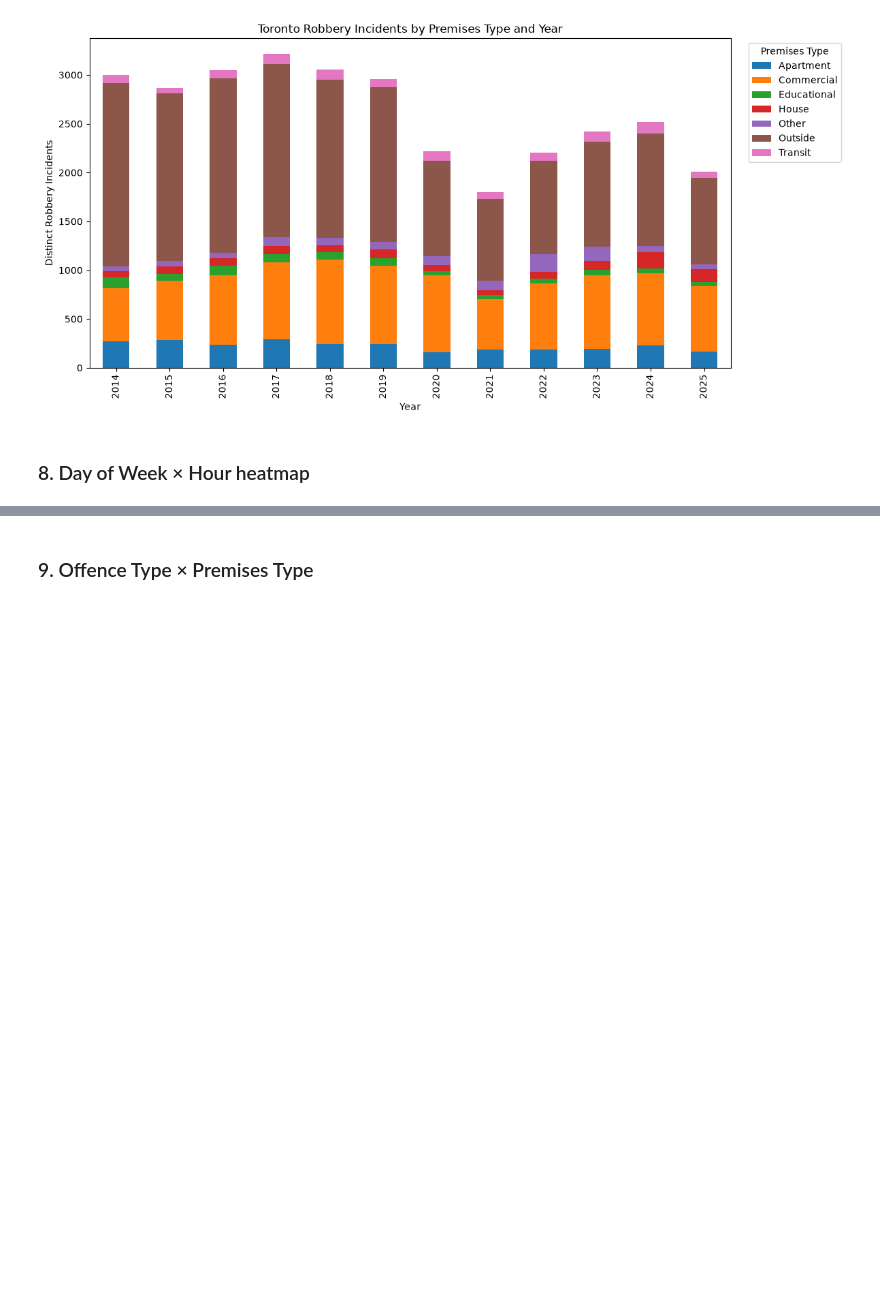
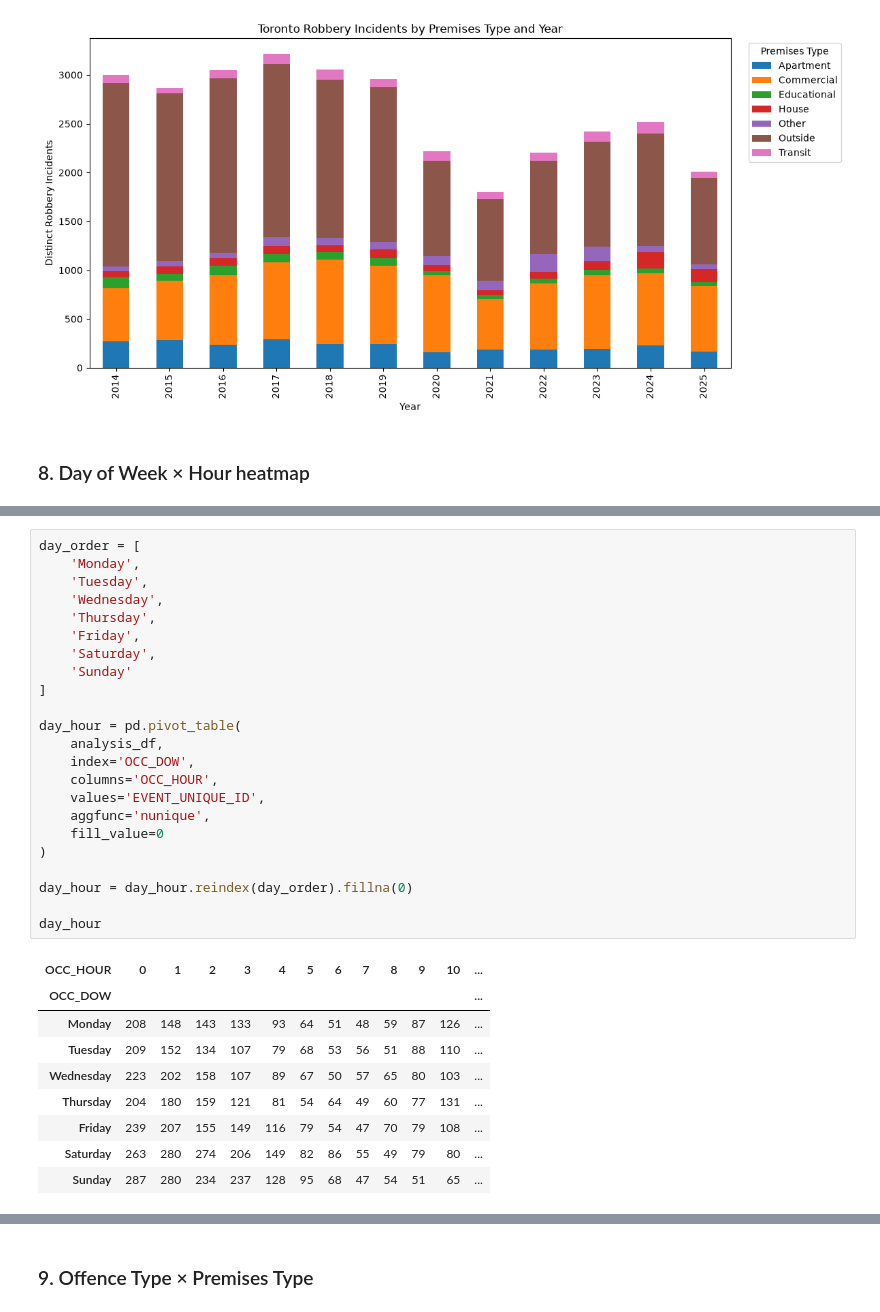
Before and after one commit to waz-abd/Toronto-Robbery-Analysis, a Jupyter notebook: main.ipynb, the cells around one changed output, grey strips where cells are left out. Cells and saved outputs as stored; diff of their text form; blank space fills up the shorter version.

```diff
--- a/main.ipynb
+++ b/main.ipynb
@@ -212,0 +220,33 @@ plt.show()
+# %%
+day_order = [
+    'Monday',
+    'Tuesday',
+    'Wednesday',
+    'Thursday',
+    'Friday',
+    'Saturday',
+    'Sunday'
+]
+
+day_hour = pd.pivot_table(
+    analysis_df,
+    index='OCC_DOW',
+    columns='OCC_HOUR',
+    values='EVENT_UNIQUE_ID',
+    aggfunc='nunique',
+    fill_value=0
+)
+
+day_hour = day_hour.reindex(day_order).fillna(0)
+
+day_hour
+# %% [output]
+| OCC_HOUR | 0 | 1 | 2 | 3 | 4 | 5 | 6 | 7 | 8 | 9 | 10 | ... |
+| OCC_DOW |  |  |  |  |  |  |  |  |  |  |  | ... |
+| Monday | 208 | 148 | 143 | 133 | 93 | 64 | 51 | 48 | 59 | 87 | 126 | ... |
+| Tuesday | 209 | 152 | 134 | 107 | 79 | 68 | 53 | 56 | 51 | 88 | 110 | ... |
+| Wednesday | 223 | 202 | 158 | 107 | 89 | 67 | 50 | 57 | 65 | 80 | 103 | ... |
+| Thursday | 204 | 180 | 159 | 121 | 81 | 54 | 64 | 49 | 60 | 77 | 131 | ... |
+| Friday | 239 | 207 | 155 | 149 | 116 | 79 | 54 | 47 | 70 | 79 | 108 | ... |
+| Saturday | 263 | 280 | 274 | 206 | 149 | 82 | 86 | 55 | 49 | 79 | 80 | ... |
+| Sunday | 287 | 280 | 234 | 237 | 128 | 95 | 68 | 47 | 54 | 51 | 65 | ... |
```
Also changed, not shown: parts of 2 cells of this notebook.
